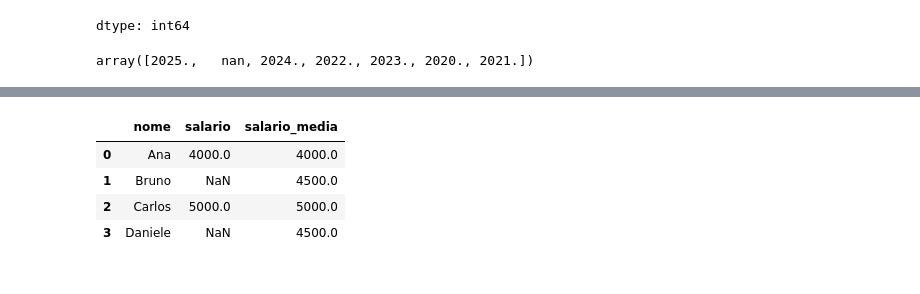
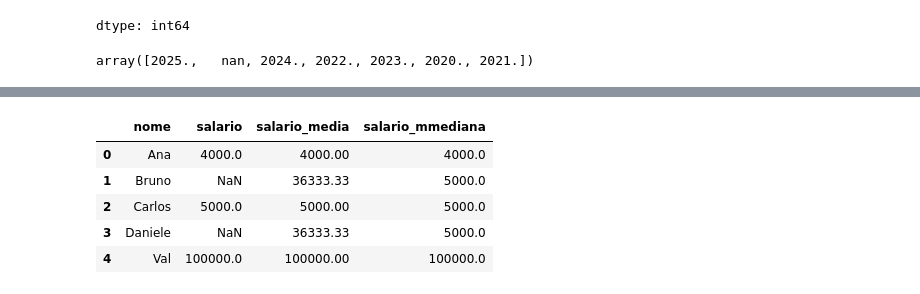
Before and after one commit to william-alexandre/Python, a Jupyter notebook: Alura_Exploração_de_dados_com_Python.ipynb, the cells around one changed output, grey strips where cells are left out. Saved outputs shown, nothing was run; the diff lists cells and outputs as text; code cells hidden in the pictures.

```diff
--- a/Alura_Exploração_de_dados_com_Python.ipynb
+++ b/Alura_Exploração_de_dados_com_Python.ipynb
@@ -306,16 +307,20 @@ df[df.isnull().any(axis=1)]
 # %%
 import numpy as np
 
+#Criação de um DataFrame de teste para exemplo
 df_salarios = pd.DataFrame({
-  'nome': ['Ana', 'Bruno', 'Carlos','Daniele'],
-  'salario': [4000, np.nan, 5000, np.nan]
+  'nome': ['Ana', 'Bruno', 'Carlos','Daniele', 'Val'],
+  'salario': [4000, np.nan, 5000, np.nan, 100000]
 })
 
+# Calcula a média salarial e substitui os nulos pela média e arredonda os valores
 df_salarios['salario_media'] = df_salarios['salario'].fillna(df_salarios['salario'].mean().round(2))
+df_salarios['salario_mmediana'] = df_salarios['salario'].fillna(df_salarios['salario'].median())
 df_salarios
 # %% [output]
-|  | nome | salario | salario_media |
-| 0 | Ana | 4000.0 | 4000.0 |
-| 1 | Bruno | NaN | 4500.0 |
-| 2 | Carlos | 5000.0 | 5000.0 |
-| 3 | Daniele | NaN | 4500.0 |
+|  | nome | salario | salario_media | salario_mmediana |
+| 0 | Ana | 4000.0 | 4000.00 | 4000.0 |
+| 1 | Bruno | NaN | 36333.33 | 5000.0 |
+| 2 | Carlos | 5000.0 | 5000.00 | 5000.0 |
+| 3 | Daniele | NaN | 36333.33 | 5000.0 |
+| 4 | Val | 100000.0 | 100000.00 | 100000.0 |
```
Also changed, not shown: parts of 11 cells of this notebook.
